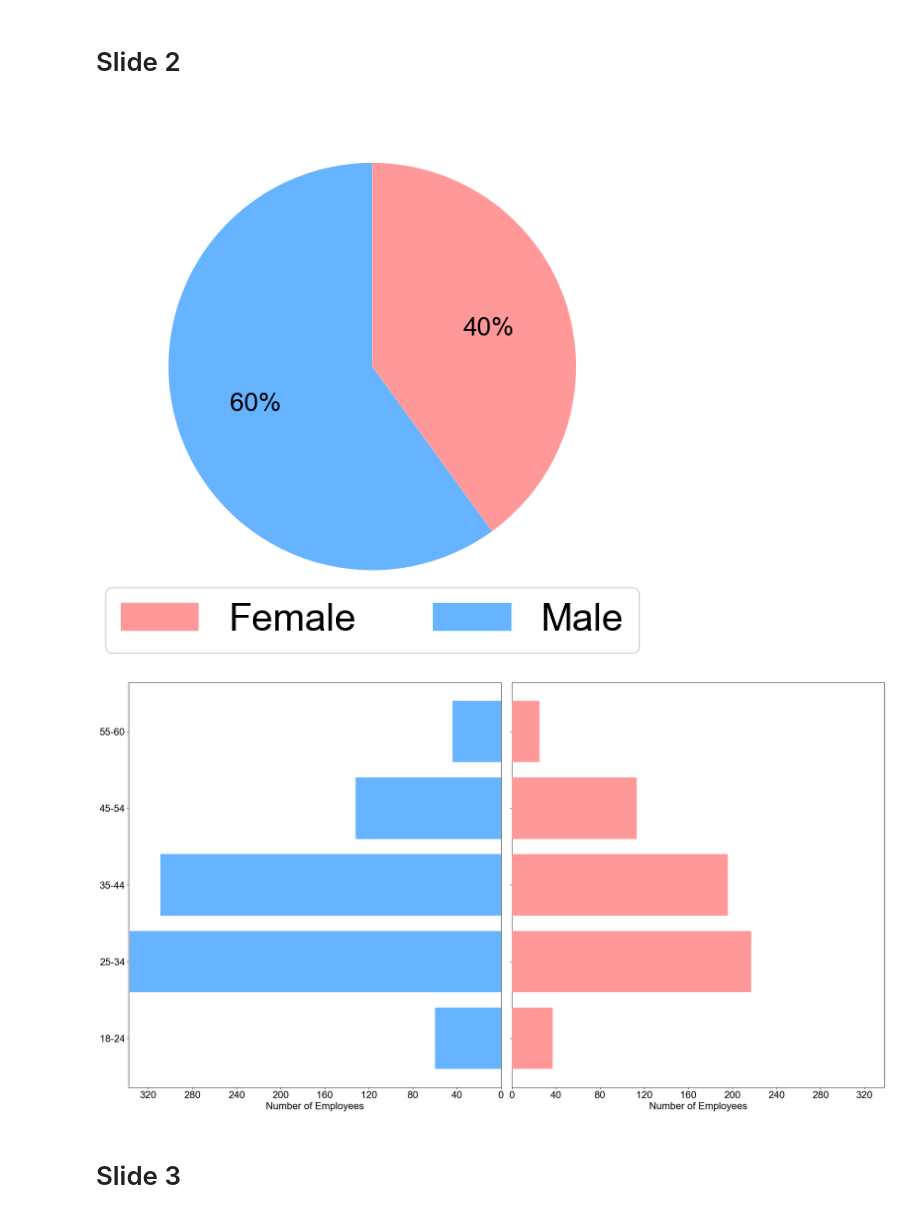
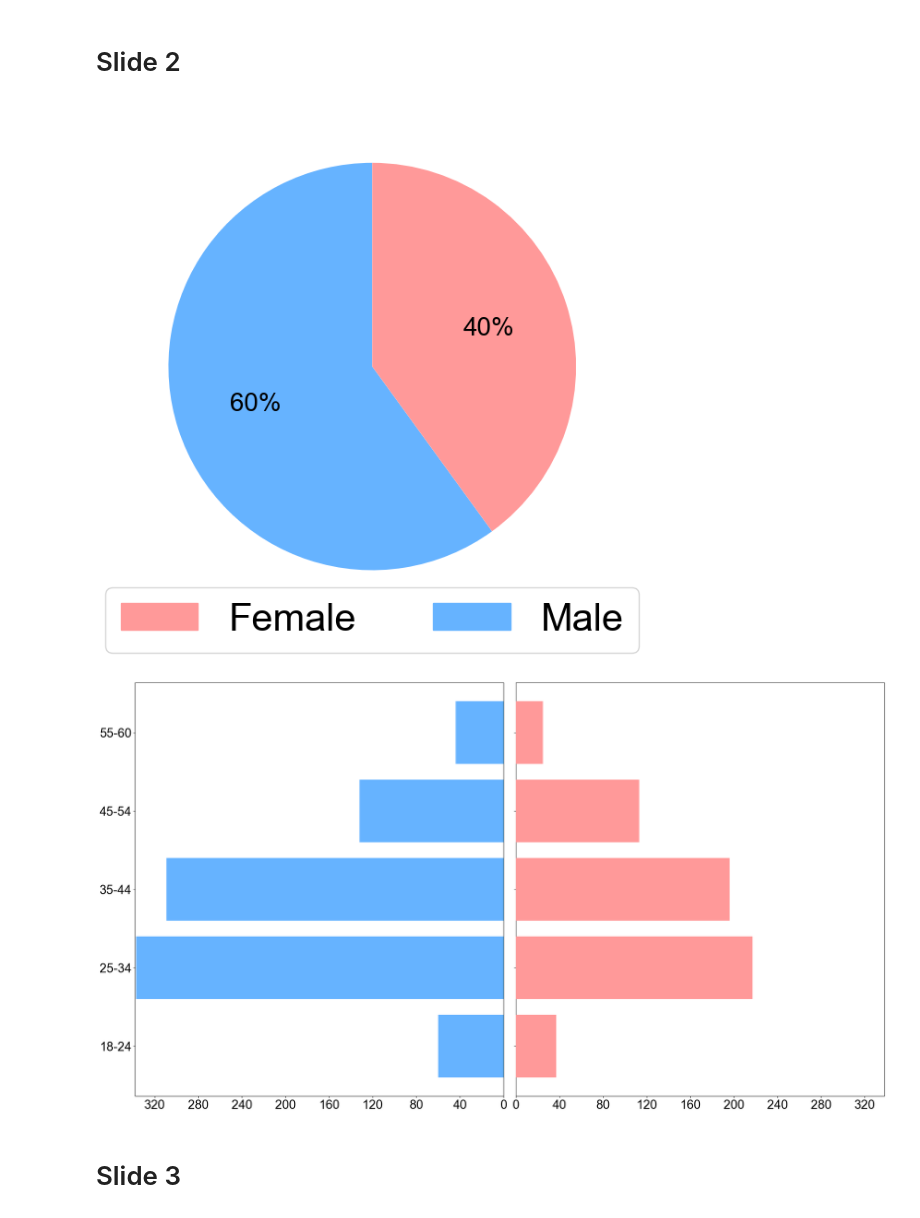
Before and after one commit to HiIamInfi/ibm-hr-data-challenge, a Jupyter notebook: src/visuals.ipynb, the cells around one changed output. Cells and saved outputs as stored; diff of their text form; code cells hidden in the pictures.

```diff
--- a/src/visuals.ipynb
+++ b/src/visuals.ipynb
@@ -50,39 +50,39 @@ female_counts = ibm_df[ibm_df['Gender'] == 'Female']['AgeGroup'].value_counts().
 
 # Reindex to ensure both series have the same age groups, filling missing with 0
 all_labels = ibm_df['AgeGroup'].cat.categories
 male_counts = male_counts.reindex(all_labels, fill_value=0)
 female_counts = female_counts.reindex(all_labels, fill_value=0)
 
 # Create the population pyramid plot
 y = np.arange(len(labels))
 fig, axes = plt.subplots(ncols=2, sharey=True, figsize=(22.25, 13.19))
 
 # Plot male data
 axes[0].barh(y, -male_counts, align='center', color=COLOR_MALE, zorder=10)
-axes[0].set_xlabel('Number of Employees', fontsize=DESCRIPTION_FONTSIZE)
-axes[0].tick_params(axis='x', labelsize=DESCRIPTION_FONTSIZE)
+axes[0].set_xlabel('', fontsize=DESCRIPTION_FONTSIZE)
+axes[0].tick_params(axis='x', labelsize=DESCRIPTION_FONTSIZE+5)
 max_count = max(male_counts.max(), female_counts.max())
 axes[0].set_xlim(left=-max_count-1, right=0)
 axes[0].xaxis.set_major_formatter(plt.FuncFormatter(lambda x, _: f'{abs(int(x))}'))
 axes[0].xaxis.set_major_locator(plt.MaxNLocator(integer=True))
 
 # Plot female data
 axes[1].barh(y, female_counts, align='center', color=COLOR_FEMALE, zorder=10)
-axes[1].set_xlabel('Number of Employees', fontsize=DESCRIPTION_FONTSIZE)
-axes[1].tick_params(axis='x', labelsize=DESCRIPTION_FONTSIZE)
+axes[1].set_xlabel('', fontsize=DESCRIPTION_FONTSIZE)
+axes[1].tick_params(axis='x', labelsize=DESCRIPTION_FONTSIZE+5)
 axes[1].set_xlim(left=0, right=max_count+1)
 axes[1].xaxis.set_major_locator(plt.MaxNLocator(integer=True))
 
 # Adjust layout and labels
 fig.suptitle('')
-axes[0].tick_params(axis='y', labelsize=DESCRIPTION_FONTSIZE)
+axes[0].tick_params(axis='y', labelsize=DESCRIPTION_FONTSIZE+5)
 plt.yticks(y, labels)
 plt.tight_layout()
 plt.subplots_adjust(top=0.92)
 plt.savefig('reports/population_pyramid_subset.png', dpi=RESOLUTION)
 # %% [output]
 [figure]
-[figure, old version]
+[figure, new version]
 # %% [markdown]
 # Slide 3
 # %%
```
Also changed, not shown: 1 other file.
